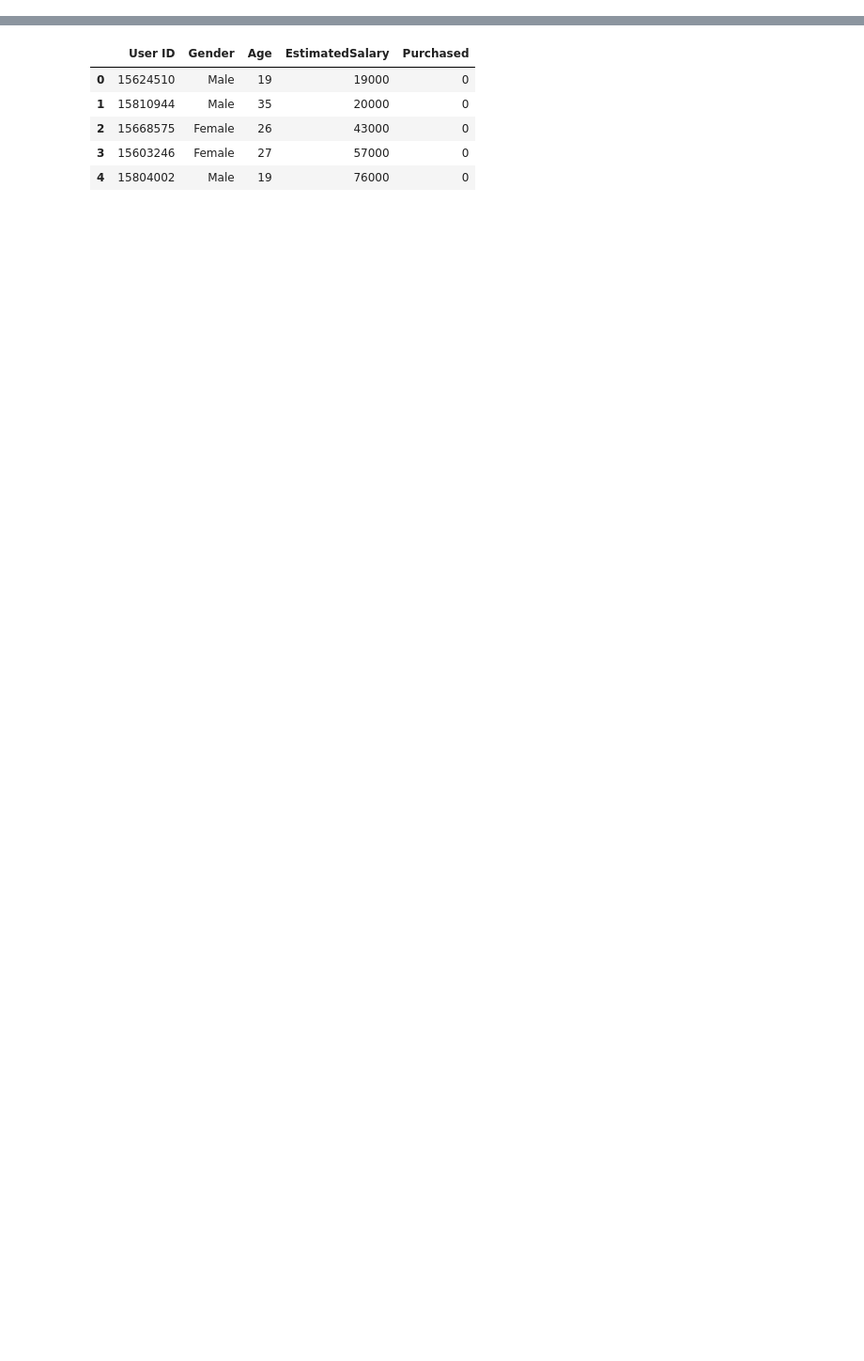
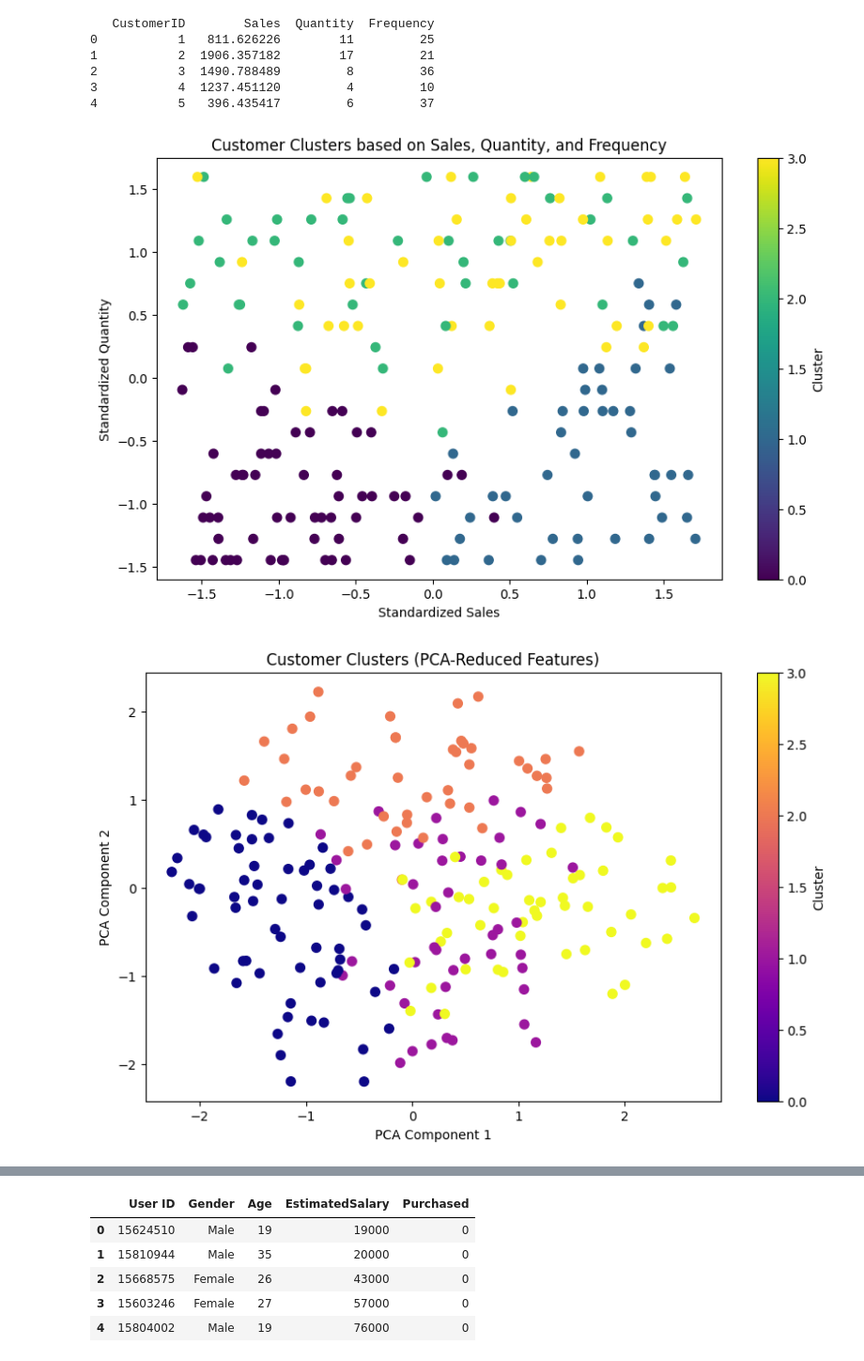
Before and after one commit to Motihari09052005/DileeppersonalResume.github.io, a Jupyter notebook: Decision_tree.ipynb, the cells around one changed output, grey strips where cells are left out. Shown at 94% size. Saved outputs shown, nothing was run; the diff lists cells and outputs as text; code cells hidden in the pictures; blank space fills up the shorter version.

```diff
--- a/Decision_tree.ipynb
+++ b/Decision_tree.ipynb
@@ -102,0 +159,74 @@ plot_tree(clf)
+# %%
+# Import necessary libraries
+import pandas as pd
+import numpy as np
+import matplotlib.pyplot as plt
+from sklearn.preprocessing import StandardScaler
+from sklearn.cluster import KMeans
+from sklearn.decomposition import PCA
+
+# Load or simulate Walmart dataset
+# For demonstration purposes, we will create a dummy dataset with random values.
+np.random.seed(42)
+data = {
+    'CustomerID': np.arange(1, 201),  # 200 customers
+    'Sales': np.random.uniform(100, 2000, 200),  # Sales ranging from 100 to 2000
+    'Quantity': np.random.randint(1, 20, 200),  # Quantity of products purchased
+    'Frequency': np.random.randint(1, 50, 200)  # Number of transactions
+}
+
+# Create a DataFrame
+walmart_df = pd.DataFrame(data)
+
+# Display the first few rows of the dataset
+print(walmart_df.head())
+
+# Features to be used for clustering
+X = walmart_df[['Sales', 'Quantity', 'Frequency']]
+
+# Standardize the features for better clustering performance
+scaler = StandardScaler()
+X_scaled = scaler.fit_transform(X)
+
+# Perform K-Means clustering
+kmeans = KMeans(n_clusters=4, random_state=42)
+walmart_df['Cluster'] = kmeans.fit_predict(X_scaled)
+
+# Plot the clusters
+plt.figure(figsize=(10, 6))
+plt.scatter(X_scaled[:, 0], X_scaled[:, 1], c=walmart_df['Cluster'], cmap='viridis', s=50)
+plt.title("Customer Clusters based on Sales, Quantity, and Frequency")
+plt.xlabel("Standardized Sales")
+plt.ylabel("Standardized Quantity")
+plt.colorbar(label='Cluster')
+plt.show()
+
+# Optional: Apply PCA for 2D visualization (if working with many features)
+pca = PCA(n_components=2)
+X_pca = pca.fit_transform(X_scaled)
+plt.figure(figsize=(10, 6))
+plt.scatter(X_pca[:, 0], X_pca[:, 1], c=walmart_df['Cluster'], cmap='plasma', s=50)
+plt.title("Customer Clusters (PCA-Reduced Features)")
+plt.xlabel("PCA Component 1")
+plt.ylabel("PCA Component 2")
+plt.colorbar(label='Cluster')
+plt.show()
+
+# Display cluster statistics
+cluster_summary = walmart_df.groupby('Cluster').agg({
+    'Sales': ['mean', 'min', 'max'],
+    'Quantity': ['mean', 'min', 'max'],
+    'Frequency': ['mean', 'min', 'max'],
+}).reset_index()
+
+print("\nCluster Summary:\n")
+print(cluster_summary)
+# %% [output]
+   CustomerID        Sales  Quantity  Frequency
+0           1   811.626226        11         25
+1           2  1906.357182        17         21
+2           3  1490.788489         8         36
+3           4  1237.451120         4         10
+4           5   396.435417         6         37
+[figure, added]
+[figure, added]
```
Also changed, not shown: parts of 42 cells of this notebook.
